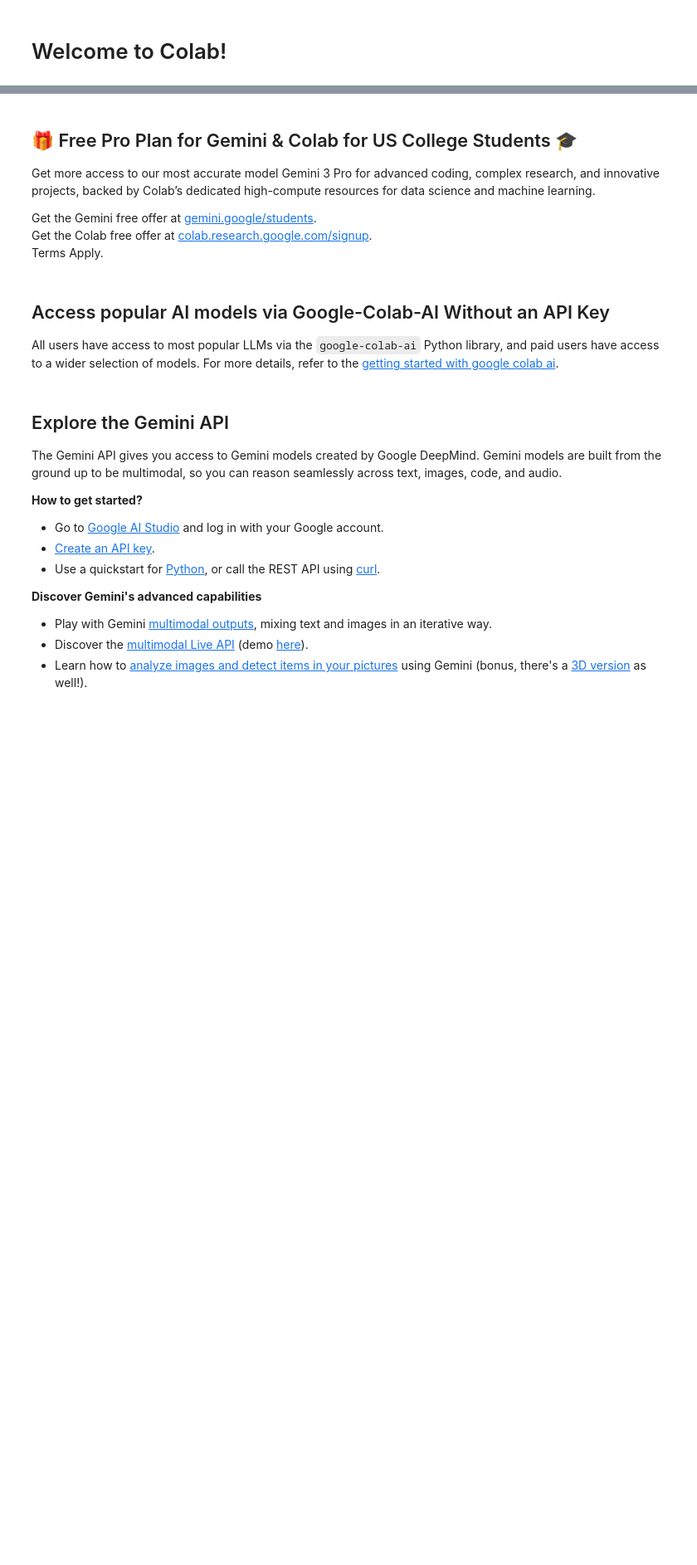
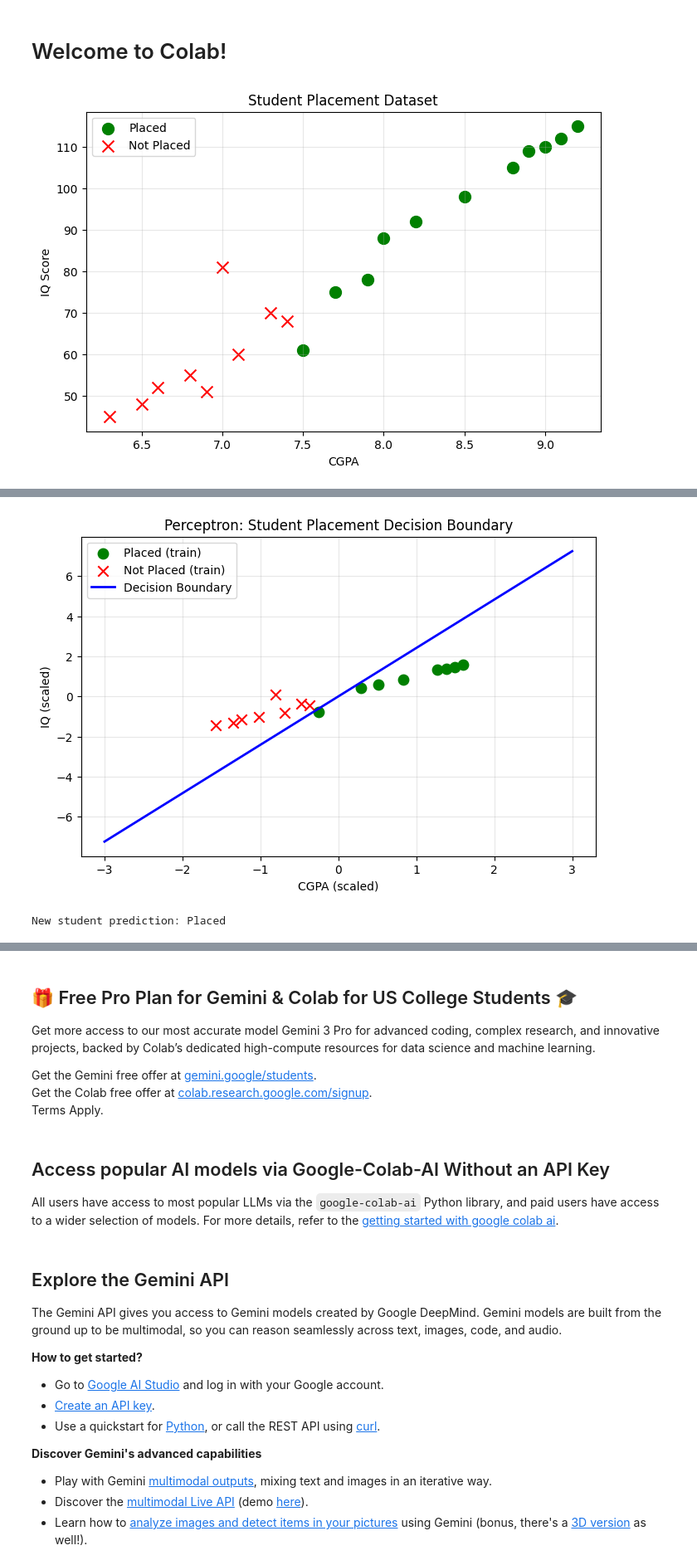
Before and after one commit to Aditya99999999999999/Energy-Optimization, a Jupyter notebook: Welcome_To_Colab.ipynb, the cells around one changed output, grey strips where cells are left out. Shown at 83% size. Cells and saved outputs as stored; diff of their text form; code cells hidden in the pictures; blank space fills up the shorter version.

```diff
--- a/Welcome_To_Colab.ipynb
+++ b/Welcome_To_Colab.ipynb
@@ -2,3 +2,78 @@
 <a href="https://colab.research.google.com/github/Aditya99999999999999/Energy-Optimization/blob/main/Welcome_To_Colab.ipynb" target="_parent"><img src="https://colab.research.google.com/assets/colab-badge.svg" alt="Open In Colab"/></a>
 # %% [markdown]
 # Welcome to Colab!
+# %%
+import numpy as np
+import matplotlib.pyplot as plt
+from sklearn.linear_model import Perceptron
+from sklearn.model_selection import train_test_split
+from sklearn.metrics import accuracy_score, classification_report
+from sklearn.preprocessing import StandardScaler
+
+# ─── Step 1: Create Dataset ────────────────────────────────────────────
+# Data: [CGPA, IQ, Placed]
+data = np.array([
+    [7.9, 78, 1], [6.9, 51, 0], [7.5, 61, 1], [8.9, 109, 1],
+    [7.0, 81, 0], [8.2, 92, 1], [6.5, 48, 0], [9.0, 110, 1],
+    [6.8, 55, 0], [7.3, 70, 0], [8.5, 98, 1], [7.1, 60, 0],
+    [9.2, 115, 1], [6.3, 45, 0], [8.0, 88, 1], [7.7, 75, 1],
+    [6.6, 52, 0], [8.8, 105, 1], [7.4, 68, 0], [9.1, 112, 1]
+])
+
+X = data[:, :2]   # Features: CGPA and IQ
+y = data[:, 2]    # Labels: 0 or 1
+
+# ─── Step 2: Visualize Data ────────────────────────────────────────────
+plt.figure(figsize=(8, 5))
+plt.scatter(X[y==1, 0], X[y==1, 1], c='green', label='Placed', s=100, marker='o')
+plt.scatter(X[y==0, 0], X[y==0, 1], c='red', label='Not Placed', s=100, marker='x')
+plt.xlabel('CGPA'); plt.ylabel('IQ Score')
+plt.title('Student Placement Dataset')
+plt.legend(); plt.grid(True, alpha=0.3); plt.show()
+
+# ─── Step 3: Scale Features ───────────────────────────────────────────
+scaler = StandardScaler()
+X_scaled = scaler.fit_transform(X)
+
+# ─── Step 4: Train/Test Split ─────────────────────────────────────────
+X_train, X_test, y_train, y_test = train_test_split(
+    X_scaled, y, test_size=0.2, random_state=42
+)
+
+# ─── Step 5: Train Perceptron ─────────────────────────────────────────
+clf = Perceptron(max_iter=1000, eta0=0.1, random_state=42)
+clf.fit(X_train, y_train)
+
+# ─── Step 6: Evaluate ─────────────────────────────────────────────────
+y_pred = clf.predict(X_test)
+print('=== Model Results ===')
+print(f'Accuracy: {accuracy_score(y_test, y_pred):.2%}')
+print(classification_report(y_test, y_pred,
+      target_names=['Not Placed', 'Placed']))
+
+# ─── Step 7: Plot Decision Boundary ───────────────────────────────────
+w = clf.coef_[0]; b = clf.intercept_[0]
+m_slope = -(w[0] / w[1])
+b_intercept = -(b / w[1])
+
+x_vals = np.linspace(-3, 3, 100)
+y_vals = m_slope * x_vals + b_intercept
+
+plt.figure(figsize=(8, 5))
+plt.scatter(X_train[y_train==1, 0], X_train[y_train==1, 1],
+           c='green', label='Placed (train)', s=80)
+plt.scatter(X_train[y_train==0, 0], X_train[y_train==0, 1],
+           c='red', label='Not Placed (train)', s=80, marker='x')
+plt.plot(x_vals, y_vals, 'b-', linewidth=2,
+         label=f'Decision Boundary')
+plt.xlabel('CGPA (scaled)'); plt.ylabel('IQ (scaled)')
+plt.title('Perceptron: Student Placement Decision Boundary')
+plt.legend(); plt.grid(True, alpha=0.3); plt.show()
+
+# ─── Step 8: Make a New Prediction ────────────────────────────────────
+new_student = np.array([[8.5, 95]])  # CGPA=8.5, IQ=95
+new_scaled = scaler.transform(new_student)
+prediction = clf.predict(new_scaled)
+print(f'New student prediction: {"Placed" if prediction[0]==1 else "Not Placed"}')
+# %% [output]
+[figure, added]
@@ -5,3 +90,5 @@
+[figure, added]
+New student prediction: Placed
 # %% [markdown]
 ## Google Colab is available in VS Code!
 ![logo.webp](embedded-picture-1)
```
Also changed, not shown: parts of 2 cells of this notebook.
